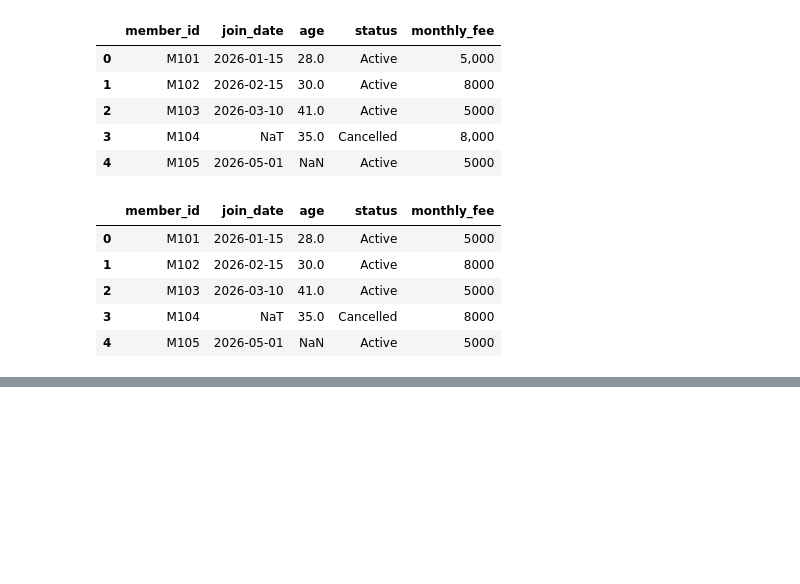
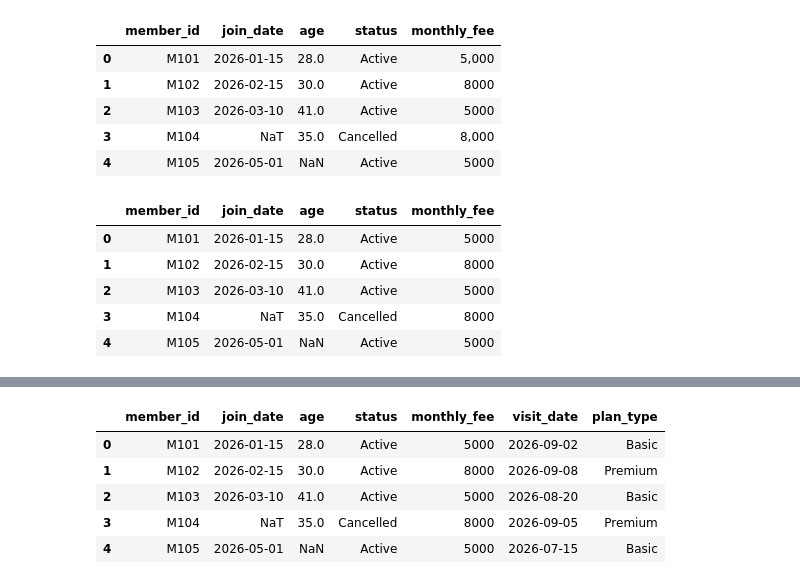
Before and after one commit to shota98501/workspace, a Jupyter notebook: Practice/Weekly/Ⅲ/clean_data.ipynb, the cells around one changed output, grey strips where cells are left out. Saved outputs shown, nothing was run; the diff lists cells and outputs as text; code cells hidden in the pictures; blank space fills up the shorter version.

```diff
--- a/Practice/Weekly/Ⅲ/clean_data.ipynb
+++ b/Practice/Weekly/Ⅲ/clean_data.ipynb
@@ -72,3 +72,6 @@ df
 | 2 | M103 | 2026-03-10 | 41.0 | Active | 5000 |
 | 3 | M104 | NaT | 35.0 | Cancelled | 8000 |
 | 4 | M105 | 2026-05-01 | NaN | Active | 5000 |
+# %%
+df2 = pd.read_csv("data2.csv")
+df2
@@ -74,0 +85,10 @@ df
+# %%
+all_df = pd.merge(df,df2.drop(columns=["monthly_fee"]), on="member_id", how="inner")
+all_df
+# %% [output]
+|  | member_id | join_date | age | status | monthly_fee | visit_date | plan_type |
+| 0 | M101 | 2026-01-15 | 28.0 | Active | 5000 | 2026-09-02 | Basic |
+| 1 | M102 | 2026-02-15 | 30.0 | Active | 8000 | 2026-09-08 | Premium |
+| 2 | M103 | 2026-03-10 | 41.0 | Active | 5000 | 2026-08-20 | Basic |
+| 3 | M104 | NaT | 35.0 | Cancelled | 8000 | 2026-09-05 | Premium |
+| 4 | M105 | 2026-05-01 | NaN | Active | 5000 | 2026-07-15 | Basic |
```
Also changed, not shown: parts of 6 cells of this notebook, 4 other files.
